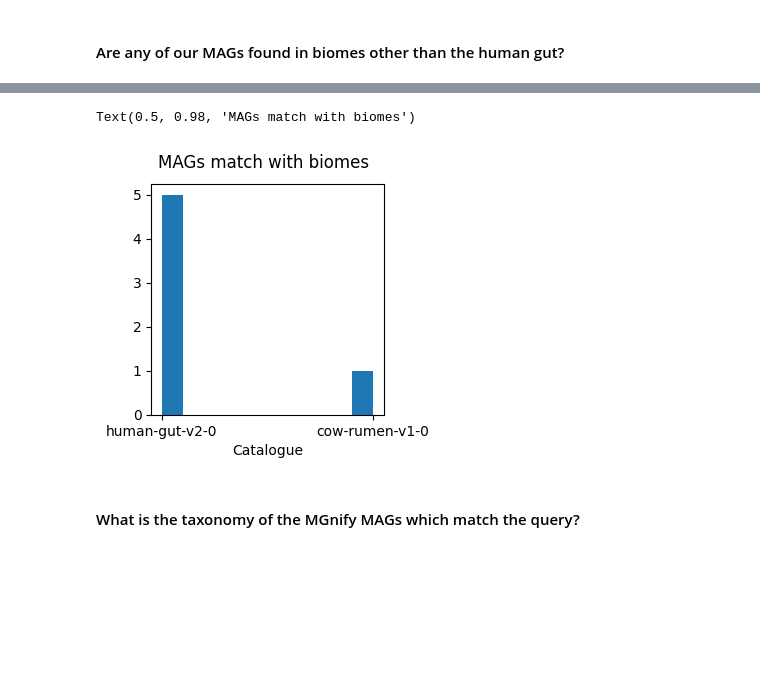
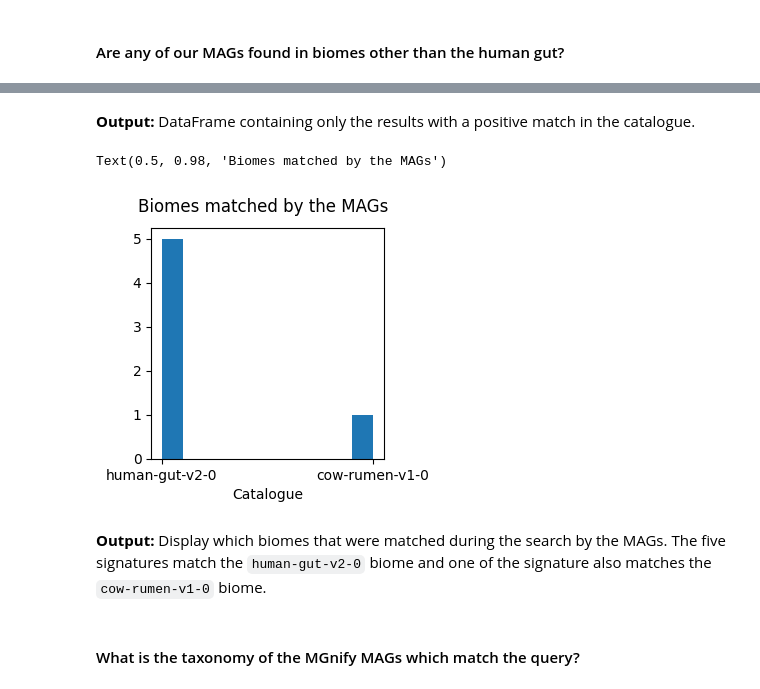
Before and after one commit to EBI-Metagenomics/notebooks, a Jupyter notebook: notebooks-src/notebooks/Python Examples/genome_search_examples.ipynb, the cells around one changed output, grey strips where cells are left out. Cells and saved outputs as stored; diff of their text form; code cells hidden in the pictures; blank space fills up the shorter version.

```diff
--- a/notebooks-src/notebooks/Python Examples/genome_search_example.ipynb
+++ b/notebooks-src/notebooks/Python Examples/genome_search_examples.ipynb
@@ -784,17 +859,21 @@ matches
-# %%
-fig = plt.figure(figsize=(3, 3))
-spec = fig.add_gridspec(1, 2)
-
-ax01 = fig.add_subplot(spec[0:])
-matches.catalogue.hist()
-plt.xlabel("Catalogue")
-ax01.grid(False)
-
-fig.suptitle('MAGs match with biomes')
-#plt.savefig("outputs/signature_matches.png",transparent=True)
-# %% [output]
-Text(0.5, 0.98, 'MAGs match with biomes')
-[figure, removed]
+# %% [markdown]
+**Output:** DataFrame containing only the results with a positive match in the catalogue.
+# %%
+fig = plt.figure(figsize=(3, 3))
+spec = fig.add_gridspec(1, 2)
+
+ax01 = fig.add_subplot(spec[0:])
+matches.catalogue.hist()
+plt.xlabel("Catalogue")
+ax01.grid(False)
+
+fig.suptitle('Biomes matched by the MAGs')
+#plt.savefig("outputs/signature_matches.png",transparent=True)
+# %% [output]
+Text(0.5, 0.98, 'Biomes matched by the MAGs')
+[figure, added]
+# %% [markdown]
+**Output:** Display which biomes that were matched during the search by the MAGs. The five signatures match the `human-gut-v2-0` biome and one of the signature also matches the `cow-rumen-v1-0` biome.
 # %% [markdown]
 #### What is the taxonomy of the MGnify MAGs which match the query?
 # %% [markdown]
```
Also changed, not shown: parts of 88 cells of this notebook, 6 other files.
